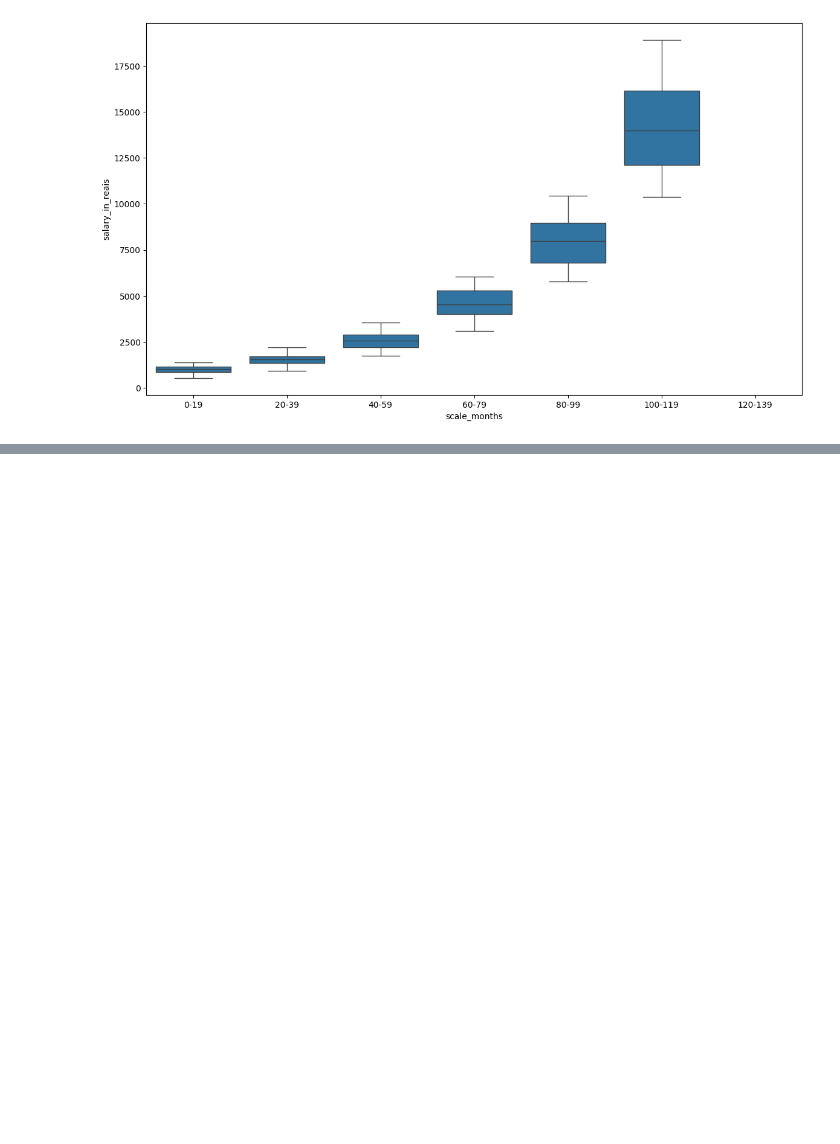
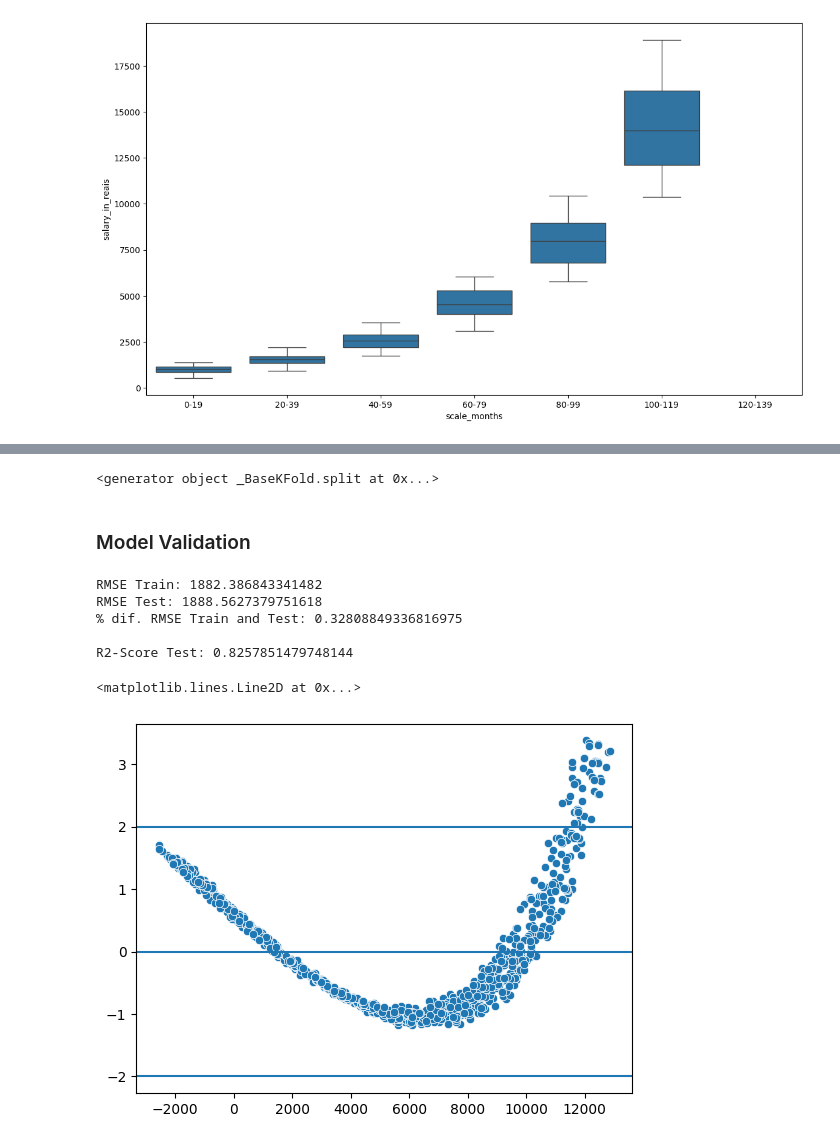
Before and after one commit to Reifhel/ml_models_practice, a Jupyter notebook: 03. Polynomial Regression/salary_forecast_model/salaries_forecast_model.ipynb, the cells around one changed output, grey strips where cells are left out. Cells and saved outputs as stored; diff of their text form; code cells hidden in the pictures; blank space fills up the shorter version.

Commit message:
Feat: Trying to fit the dataset on a linear regression model

```diff
--- a/03. Polynomial Regression/salary_forecast_model/salaries_forecast_model.ipynb
+++ b/03. Polynomial Regression/salary_forecast_model/salaries_forecast_model.ipynb
@@ -146,0 +162,7 @@ sns.boxplot(df_salaries_bucketing, x='scale_months', y='salary_in_reais')
+# %%
+# Creating the dataset of Train and Test
+X = df_salaries.drop(columns='salary_in_reais')
+y = df_salaries.salary_in_reais
+# %%
+# Split using Kfold with 5 folders
+kf = KFold(n_splits=5, shuffle=True, random_state=42)
@@ -146,0 +173,4 @@ sns.boxplot(df_salaries_bucketing, x='scale_months', y='salary_in_reais')
+# %%
+kf.split(X)
+# %% [output]
+<generator object _BaseKFold.split at 0x...>
@@ -146,0 +251,31 @@ sns.boxplot(df_salaries_bucketing, x='scale_months', y='salary_in_reais')
+# %% [markdown]
+### Model Validation
+# %%
+# Metrics
+print(f'RMSE Train: {rmse_train_final}')
+print(f'RMSE Test: {rmse_test_final}')
+print(f'% dif. RMSE Train and Test: {percentual_final_rmse}\n')
+
+print(f'R2-Score Test: {r2_score_test_final}')
+# %% [output]
+RMSE Train: 1882.386843341482
+RMSE Test: 1888.5627379751618
+% dif. RMSE Train and Test: 0.32808849336816975
+
+R2-Score Test: 0.8257851479748144
+# %%
+# Residues analysis
+# Transforming the residues to standard scale
+from scipy.stats import zscore
+residues_std = zscore(residues)
+# %%
+# Checking the linearity from residues: being between -2 and 2
+# Checking homoscedasticity: values around the line without tendence or shape
+
+sns.scatterplot(x=y_pred_total, y=residues_std)
+plt.axhline(y=0)
+plt.axhline(y=-2)
+plt.axhline(y=2)
+# %% [output]
+<matplotlib.lines.Line2D at 0x...>
+[figure, added]
```
Also changed, not shown: parts of 12 cells of this notebook.
